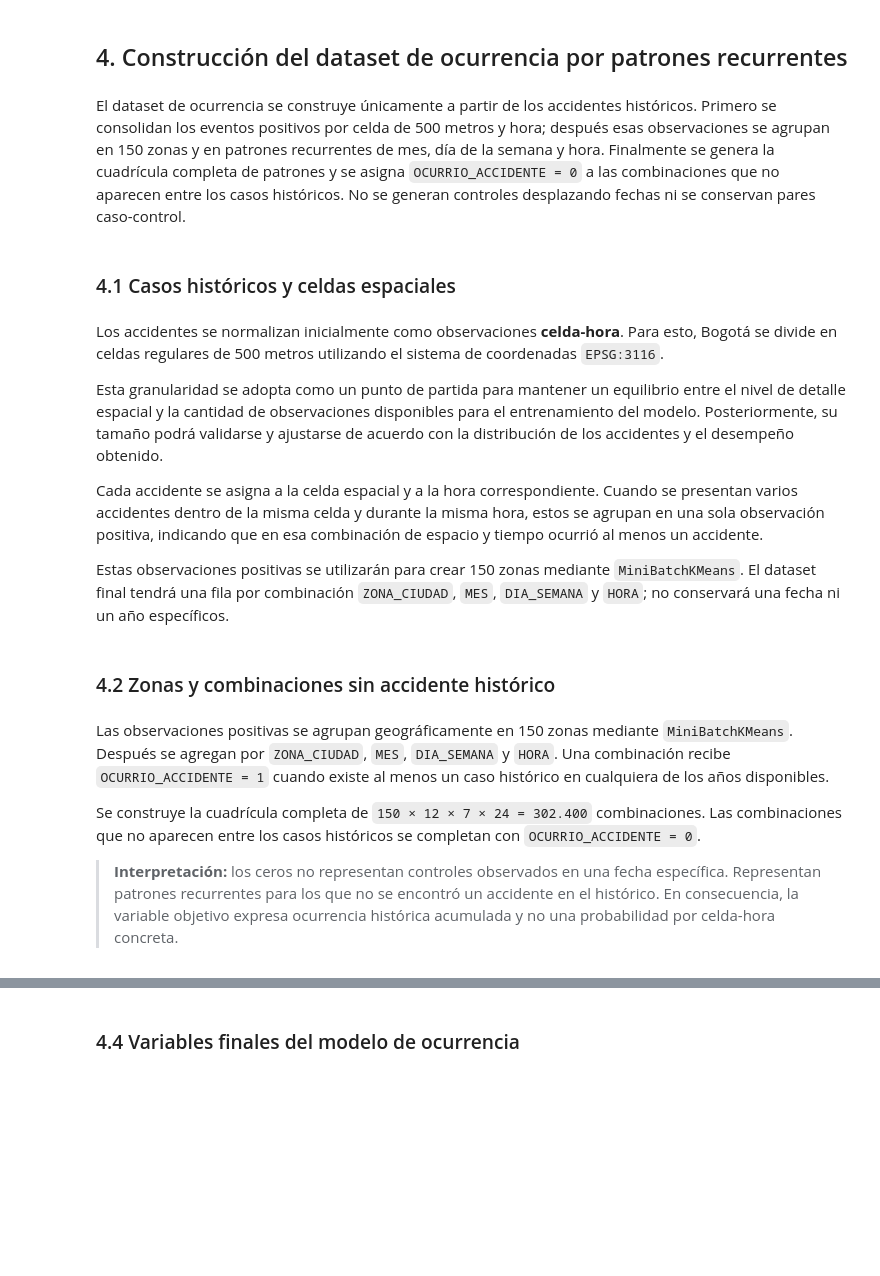
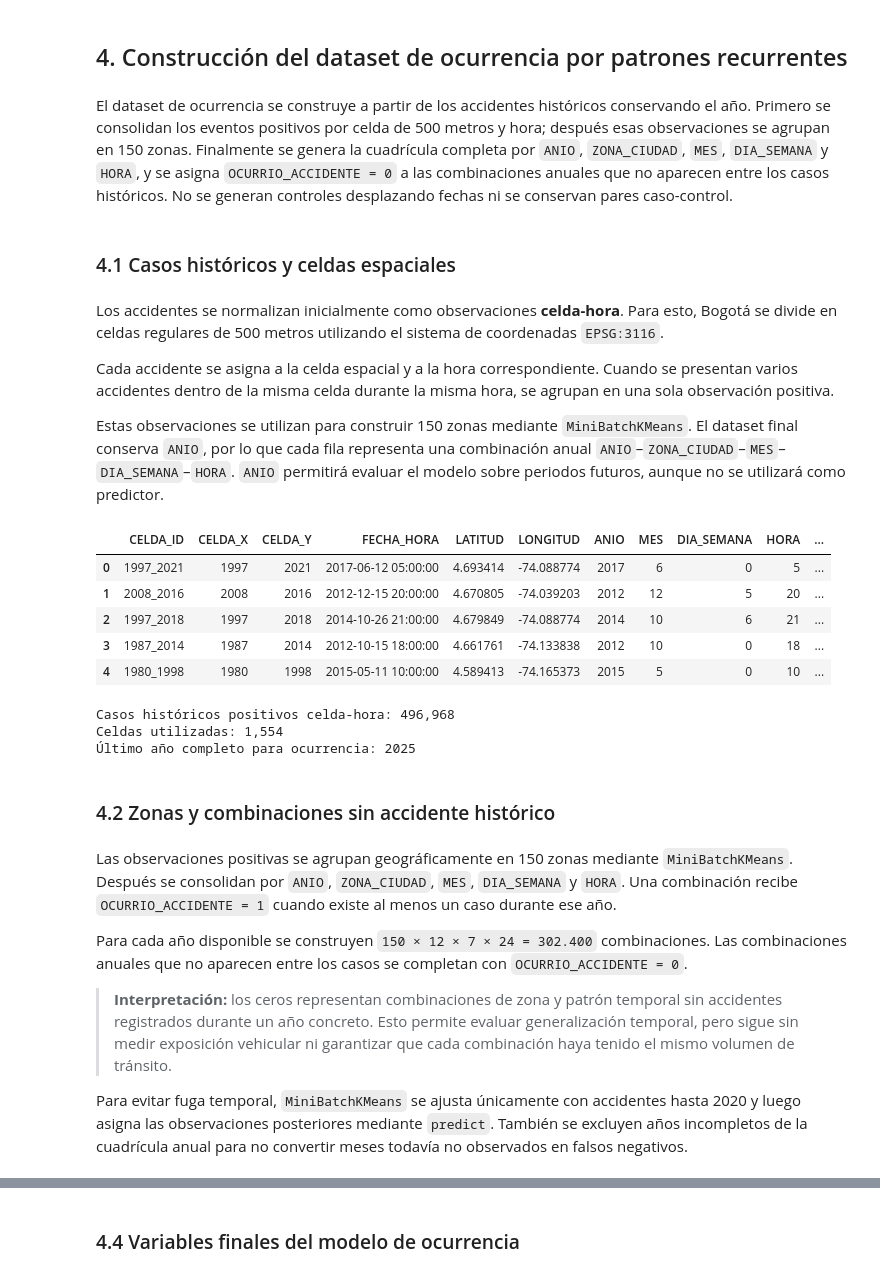
Before and after one commit to carlossil05/Prediruta, a Jupyter notebook: data/construccion_dataset.ipynb, the cells around one changed output, grey strips where cells are left out. Drawn from its saved outputs; the diff is of its cells as text; code cells hidden in the pictures; blank space fills up the shorter version.

```diff
--- a/data/construccion_dataset.ipynb
+++ b/data/construccion_dataset.ipynb
@@ -286,17 +345,15 @@ print(f'Tablas codificadas exportadas en: {CARPETA_SALIDA}')
 # %% [markdown]
 ## 4. Construcción del dataset de ocurrencia por patrones recurrentes
 # %% [markdown]
-El dataset de ocurrencia se construye únicamente a partir de los accidentes históricos. Primero se consolidan los eventos positivos por celda de 500 metros y hora; después esas observaciones se agrupan en 150 zonas y en patrones recurrentes de mes, día de la semana y hora. Finalmente se genera la cuadrícula completa de patrones y se asigna `OCURRIO_ACCIDENTE = 0` a las combinaciones que no aparecen entre los casos históricos. No se generan controles desplazando fechas ni se conservan pares caso-control.
+El dataset de ocurrencia se construye a partir de los accidentes históricos conservando el año. Primero se consolidan los eventos positivos por celda de 500 metros y hora; después esas observaciones se agrupan en 150 zonas. Finalmente se genera la cuadrícula completa por `ANIO`, `ZONA_CIUDAD`, `MES`, `DIA_SEMANA` y `HORA`, y se asigna `OCURRIO_ACCIDENTE = 0` a las combinaciones anuales que no aparecen entre los casos históricos. No se generan controles desplazando fechas ni se conservan pares caso-control.
 # %% [markdown]
 ### 4.1 Casos históricos y celdas espaciales
 # %% [markdown]
 Los accidentes se normalizan inicialmente como observaciones **celda-hora**. Para esto, Bogotá se divide en celdas regulares de 500 metros utilizando el sistema de coordenadas `EPSG:3116`.
 
-Esta granularidad se adopta como un punto de partida para mantener un equilibrio entre el nivel de detalle espacial y la cantidad de observaciones disponibles para el entrenamiento del modelo. Posteriormente, su tamaño podrá validarse y ajustarse de acuerdo con la distribución de los accidentes y el desempeño obtenido.
+Cada accidente se asigna a la celda espacial y a la hora correspondiente. Cuando se presentan varios accidentes dentro de la misma celda durante la misma hora, se agrupan en una sola observación positiva.
 
-Cada accidente se asigna a la celda espacial y a la hora correspondiente. Cuando se presentan varios accidentes dentro de la misma celda y durante la misma hora, estos se agrupan en una sola observación positiva, indicando que en esa combinación de espacio y tiempo ocurrió al menos un accidente.
-
-Estas observaciones positivas se utilizarán para crear 150 zonas mediante `MiniBatchKMeans`. El dataset final tendrá una fila por combinación `ZONA_CIUDAD`, `MES`, `DIA_SEMANA` y `HORA`; no conservará una fecha ni un año específicos.
+Estas observaciones se utilizan para construir 150 zonas mediante `MiniBatchKMeans`. El dataset final conserva `ANIO`, por lo que cada fila representa una combinación anual `ANIO`–`ZONA_CIUDAD`–`MES`–`DIA_SEMANA`–`HORA`. `ANIO` permitirá evaluar el modelo sobre periodos futuros, aunque no se utilizará como predictor.
 # %%
 # Preparar los casos históricos para el dataset de ocurrencia
 TAMANO_CELDA_METROS = 500
@@ -361,39 +418,59 @@ casos = (
     ]
     .drop_duplicates()
     .reset_index(drop=True)
 )
 
 # Obtener coordenadas del centro de cada celda
 x_centro = (
     casos['CELDA_X'].to_numpy() + 0.5
 ) * TAMANO_CELDA_METROS
 
 y_centro = (
     casos['CELDA_Y'].to_numpy() + 0.5
 ) * TAMANO_CELDA_METROS
 
 lon_centro, lat_centro = bogota_a_wgs84.transform(
     x_centro,
     y_centro
 )
 
 casos['LATITUD'] = lat_centro
 casos['LONGITUD'] = lon_centro
-# Derivar las categorías temporales usadas por la cuadrícula
+# Derivar el año y las categorías temporales usadas por la cuadrícula
+casos['ANIO'] = casos['FECHA_HORA'].dt.year
 casos['MES'] = casos['FECHA_HORA'].dt.month
 casos['DIA_SEMANA'] = casos['FECHA_HORA'].dt.dayofweek
 casos['HORA'] = casos['FECHA_HORA'].dt.hour
 casos['OCURRIO_ACCIDENTE'] = 1
 
+# Excluir del objetivo anual el último año si la fuente no cubre diciembre completo
+fecha_maxima = casos['FECHA_HORA'].max()
+ANIO_MAX_COMPLETO = int(fecha_maxima.year - (fecha_maxima.month < 12))
+# Ajustar la zonificación únicamente con el periodo de entrenamiento
+casos_cluster_train = casos[casos['ANIO'] <= 2020].copy()
+
 display(casos.head())
 
 print(f'Casos históricos positivos celda-hora: {len(casos):,}')
 print(f'Celdas utilizadas: {casos["CELDA_ID"].nunique():,}')
+print(f'Último año completo para ocurrencia: {ANIO_MAX_COMPLETO}')
+# %% [output]
+|  | CELDA_ID | CELDA_X | CELDA_Y | FECHA_HORA | LATITUD | LONGITUD | ANIO | MES | DIA_SEMANA | HORA | ... |
+| 0 | 1997_2021 | 1997 | 2021 | 2017-06-12 05:00:00 | 4.693414 | -74.088774 | 2017 | 6 | 0 | 5 | ... |
+| 1 | 2008_2016 | 2008 | 2016 | 2012-12-15 20:00:00 | 4.670805 | -74.039203 | 2012 | 12 | 5 | 20 | ... |
+| 2 | 1997_2018 | 1997 | 2018 | 2014-10-26 21:00:00 | 4.679849 | -74.088774 | 2014 | 10 | 6 | 21 | ... |
+| 3 | 1987_2014 | 1987 | 2014 | 2012-10-15 18:00:00 | 4.661761 | -74.133838 | 2012 | 10 | 0 | 18 | ... |
+| 4 | 1980_1998 | 1980 | 1998 | 2015-05-11 10:00:00 | 4.589413 | -74.165373 | 2015 | 5 | 0 | 10 | ... |
+Casos históricos positivos celda-hora: 496,968
+Celdas utilizadas: 1,554
+Último año completo para ocurrencia: 2025
 # %% [markdown]
 ### 4.2 Zonas y combinaciones sin accidente histórico
 # %% [markdown]
-Las observaciones positivas se agrupan geográficamente en 150 zonas mediante `MiniBatchKMeans`. Después se agregan por `ZONA_CIUDAD`, `MES`, `DIA_SEMANA` y `HORA`. Una combinación recibe `OCURRIO_ACCIDENTE = 1` cuando existe al menos un caso histórico en cualquiera de los años disponibles.
+Las observaciones positivas se agrupan geográficamente en 150 zonas mediante `MiniBatchKMeans`. Después se consolidan por `ANIO`, `ZONA_CIUDAD`, `MES`, `DIA_SEMANA` y `HORA`. Una combinación recibe `OCURRIO_ACCIDENTE = 1` cuando existe al menos un caso durante ese año.
 
-Se construye la cuadrícula completa de `150 × 12 × 7 × 24 = 302.400` combinaciones. Las combinaciones que no aparecen entre los casos históricos se completan con `OCURRIO_ACCIDENTE = 0`.
+Para cada año disponible se construyen `150 × 12 × 7 × 24 = 302.400` combinaciones. Las combinaciones anuales que no aparecen entre los casos se completan con `OCURRIO_ACCIDENTE = 0`.
 
-> **Interpretación:** los ceros no representan controles observados en una fecha específica. Representan patrones recurrentes para los que no se encontró un accidente en el histórico. En consecuencia, la variable objetivo expresa ocurrencia histórica acumulada y no una probabilidad por celda-hora concreta.
+> **Interpretación:** los ceros representan combinaciones de zona y patrón temporal sin accidentes registrados durante un año concreto. Esto permite evaluar generalización temporal, pero sigue sin medir exposición vehicular ni garantizar que cada combinación haya tenido el mismo volumen de tránsito.
+
+Para evitar fuga temporal, `MiniBatchKMeans` se ajusta únicamente con accidentes hasta 2020 y luego asigna las observaciones posteriores mediante `predict`. También se excluyen años incompletos de la cuadrícula anual para no convertir meses todavía no observados en falsos negativos.
```
Also changed, not shown: parts of 33 cells of this notebook, 6 other files.
